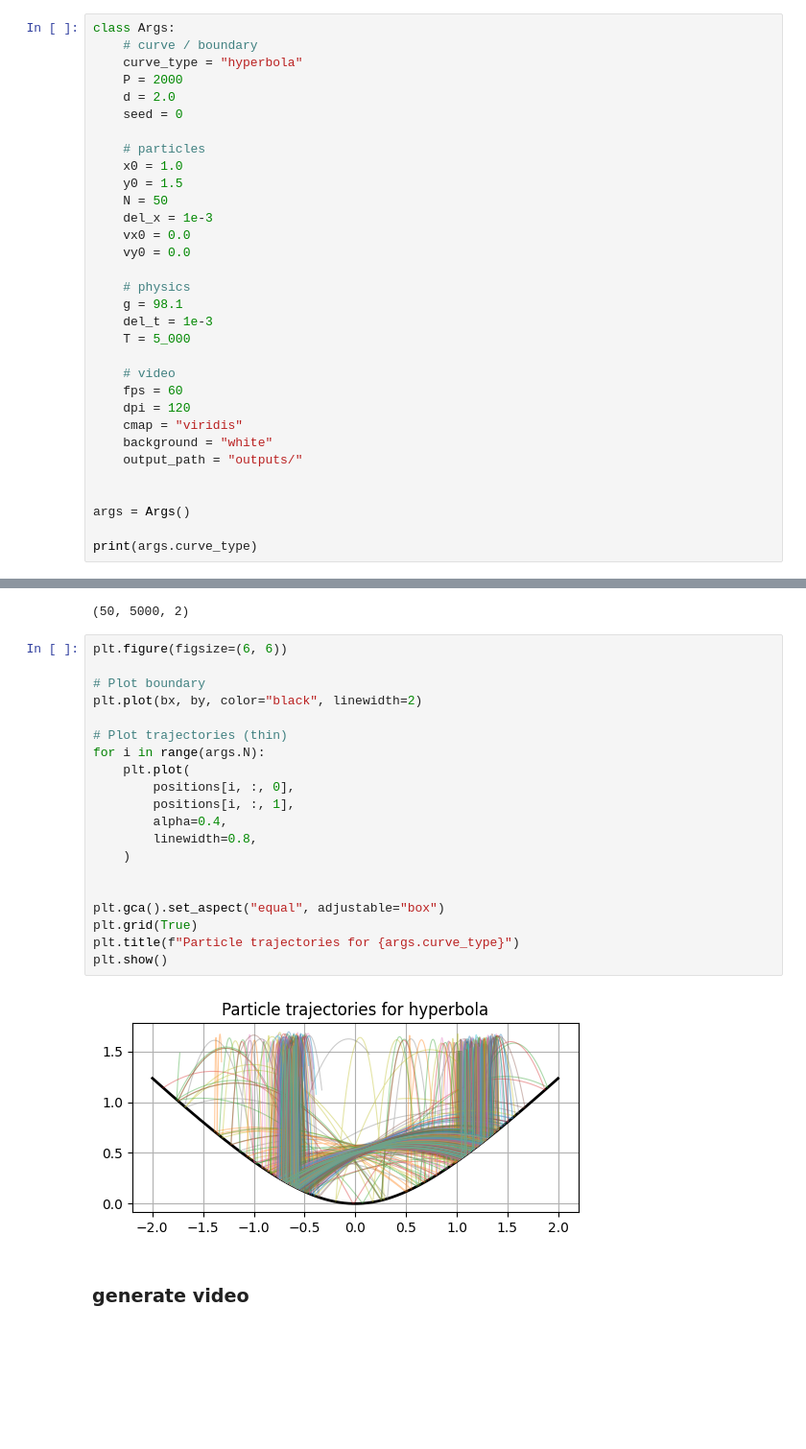
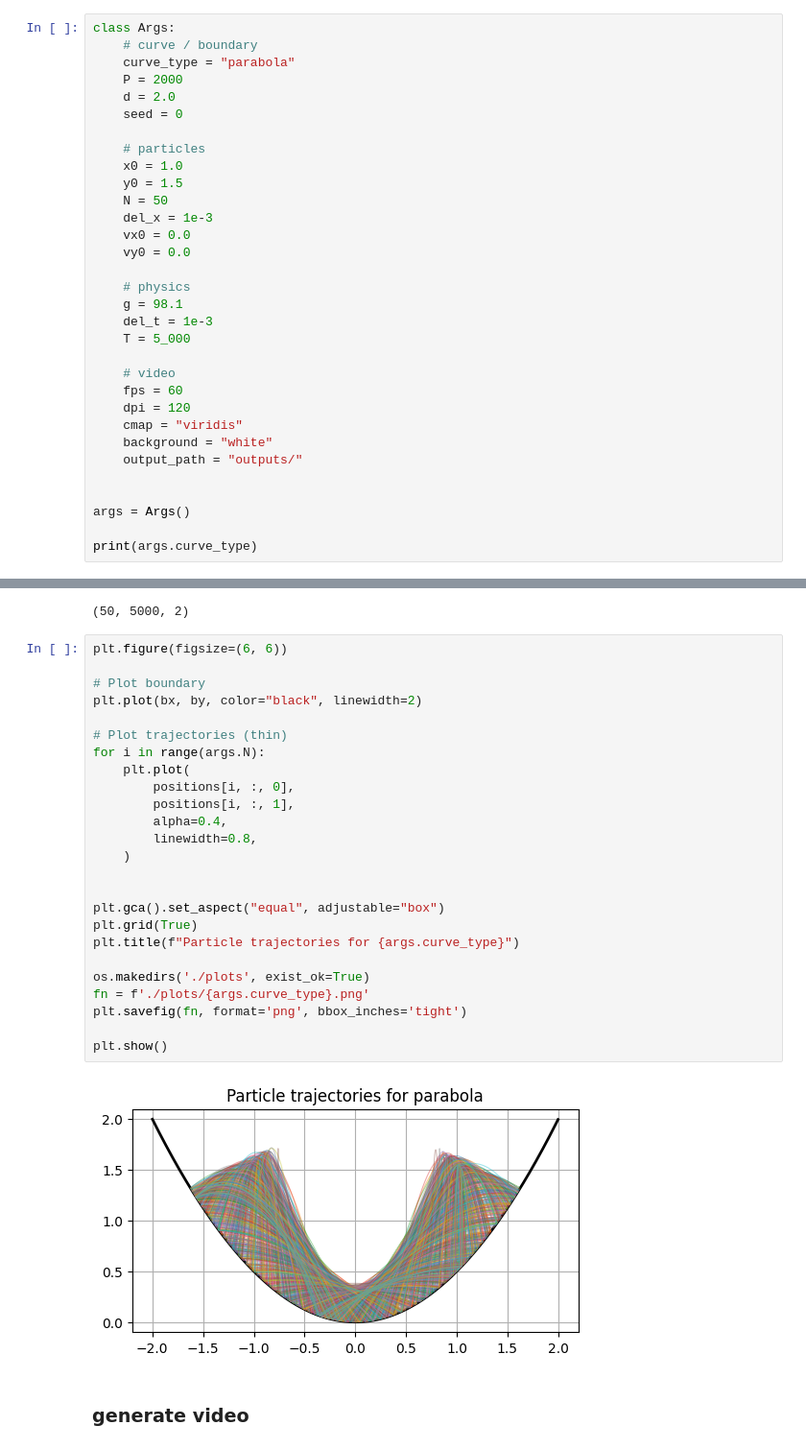
Before and after one commit to a-writes-code/chaos-on-conics, a Jupyter notebook: demo.ipynb, the cells around one changed output, grey strips where cells are left out. Shown at 96% size. Saved outputs shown, nothing was run; the diff lists cells and outputs as text; blank space fills up the shorter version.

Commit message:
save plots

```diff
--- a/demo.ipynb
+++ b/demo.ipynb
@@ -21,7 +21,7 @@ from IPython.display import Video
 # %%
 class Args:
     # curve / boundary
-    curve_type = "hyperbola"
+    curve_type = "parabola"
     P = 2000
     d = 2.0
     seed = 0
@@ -100,25 +100,30 @@ print(positions.shape)
 # %%
 plt.figure(figsize=(6, 6))
 
 # Plot boundary
 plt.plot(bx, by, color="black", linewidth=2)
 
 # Plot trajectories (thin)
 for i in range(args.N):
     plt.plot(
         positions[i, :, 0],
         positions[i, :, 1],
         alpha=0.4,
         linewidth=0.8,
     )
 
 
 plt.gca().set_aspect("equal", adjustable="box")
 plt.grid(True)
 plt.title(f"Particle trajectories for {args.curve_type}")
+
+os.makedirs('./plots', exist_ok=True)
+fn = f'./plots/{args.curve_type}.png'
+plt.savefig(fn, format='png', bbox_inches='tight')
+
 plt.show()
 # %% [output]
-[figure, old version]
+[figure, new version]
 # %% [markdown]
 ### generate video ###
 # %%
```
Also changed, not shown: parts of 2 cells of this notebook, 2 other files.
